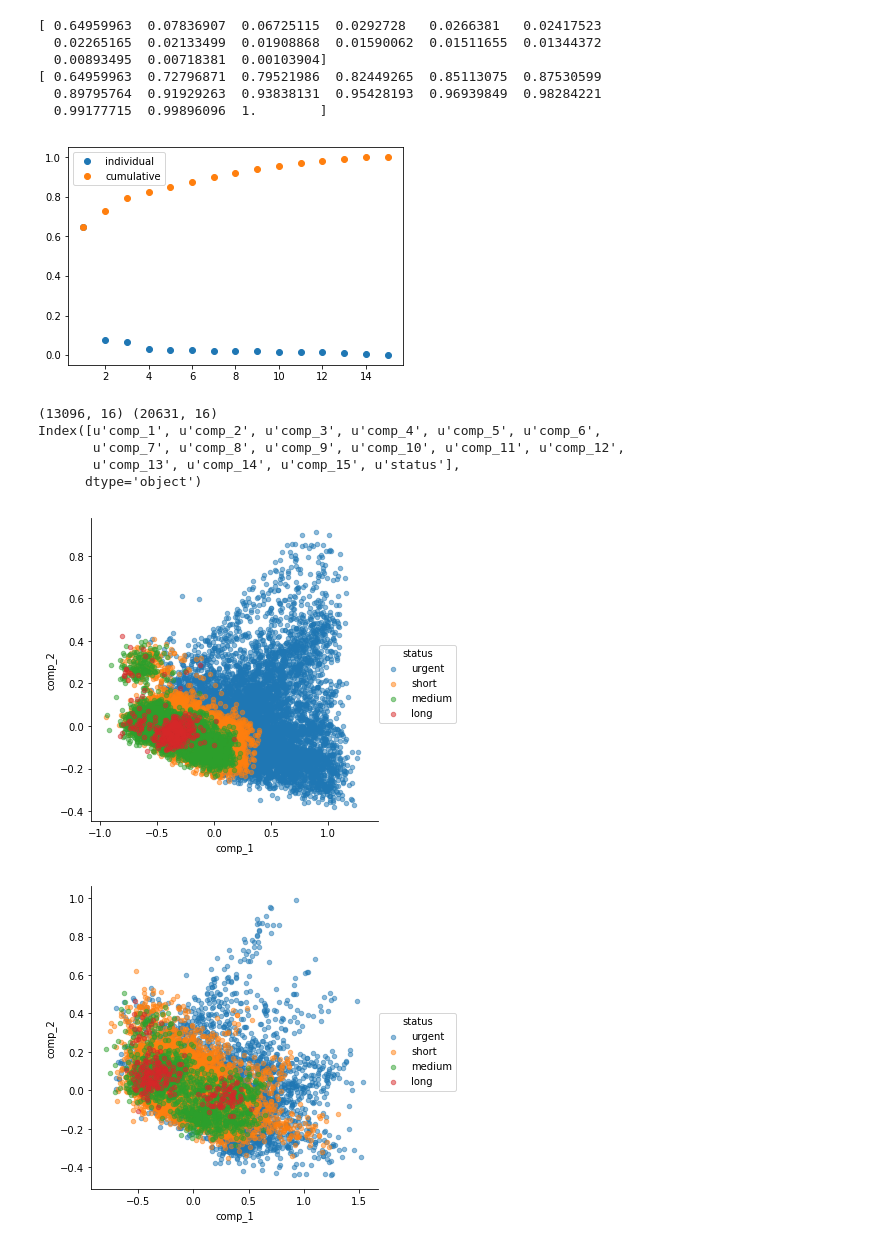
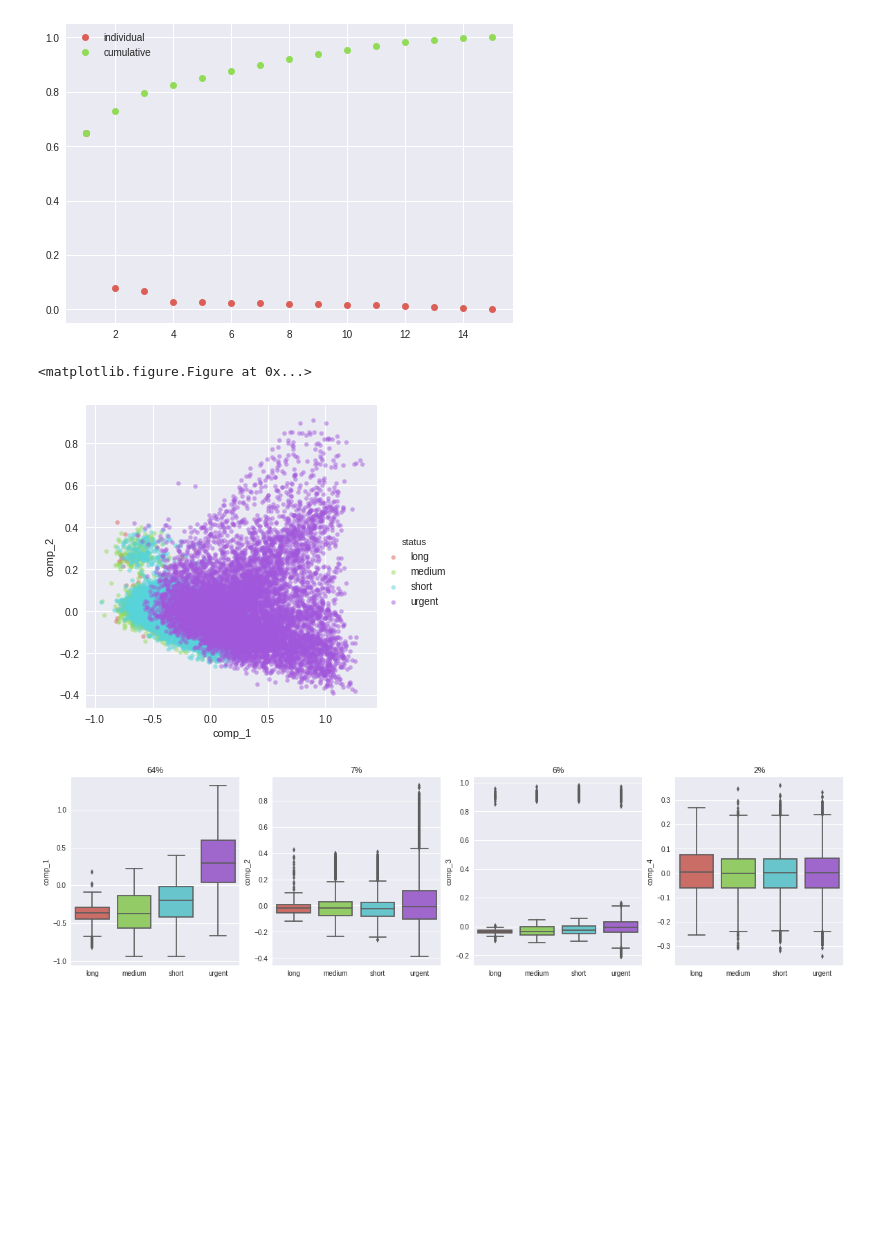
Before and after one commit to asadisaghar/PdM-C-MAPSS, a Jupyter notebook: play/PCA.ipynb, the cells around one changed output. Cells and saved outputs as stored; diff of their text form; code cells hidden in the pictures; blank space fills up the shorter version.

```diff
--- a/play/PCA.ipynb
+++ b/play/PCA.ipynb
@@ -6,4 +6,6 @@ import sklearn.decomposition
 import sklearn.cross_decomposition
 import sklearn.neighbors
 import matplotlib.pyplot as plt
-import seaborn as sns
+import seaborn as sns; sns.set()
+current_palette_4 = sns.color_palette("hls", 4)
+sns.set_palette(current_palette_4)
@@ -14,3 +12,16 @@ setnumber = 'FD00' + str(sn)
+# %%
+## SETUP
+sn = 1
+setnumber = 'FD00' + str(sn)
+pltpath = 'plots/PCA/%s/'%setnumber
+## SCALING SETTINGS
+bins = [-1, 0.25, 0.5, 0.75, 1.0]
+## COMPONENT ANALYSIS SETTINGS
+PCA = True
+CCA = False
+nc = 15
+## SVM SETTINGS
+outlier_threshold = 0.1
 # %%
 ## READ DATA
 print 'read data'
@@ -147,8 +104,5 @@ test_y = transform_label(test_y, le, lb)
 # %%
 ## COMPONENT ANALYSIS
-PCA = True
-CCA = False
-nc = 15
 
 if PCA:
     pca = sklearn.decomposition.PCA(n_components=nc).fit(train_X)
@@ -156,44 +110,50 @@ if PCA:
     testX = pca.transform(test_X)
     evals = pca.explained_variance_ratio_
     evals_cs = evals.cumsum()
-    print evals
-    print evals_cs
     plt.plot(range(1, nc+1), evals, 'o', label='individual')
     plt.plot(range(1, nc+1), evals_cs, 'o', label='cumulative')
     plt.legend()
+    plt.savefig(pltpath + 'PCA_variance_ratio.png')
     plt.show()
 elif CCA:
     cca = sklearn.cross_decomposition.CCA(n_components=nc).fit(train_X, train_y)
     trainX = cca.transform(train_X)
     testX = cca.transform(test_X)
 # %% [output]
-[ 0.64959963  0.07836907  0.06725115  0.0292728   0.0266381   0.02417523
-  0.02265165  0.02133499  0.01908868  0.01590062  0.01511655  0.01344372
-  0.00893495  0.00718381  0.00103904]
-[ 0.64959963  0.72796871  0.79521986  0.82449265  0.85113075  0.87530599
-  0.89795764  0.91929263  0.93838131  0.95428193  0.96939849  0.98284221
-  0.99177715  0.99896096  1.        ]
-[figure, old version]
+[figure, new version]
 # %%
+## PLOT SAMPLES ALONG THE FIRST 2 PRINCIPAL COMPONENTS
 X_train = pd.DataFrame(trainX, columns=['comp_'+str(x) for x in range(1, trainX.shape[1]+1)])
 X_train['status'] = train['status']
-
+X_train.to_csv('data/PCA/train_'+setnumber+'.csv')
 X_test = pd.DataFrame(testX, columns=['comp_'+str(x) for x in range(1, testX.shape[1]+1)])
 X_test['status'] = test['status']
+X_test.to_csv('data/PCA/test_'+setnumber+'.csv')
 
-print X_test.shape, X_train.shape
-print X_train.columns
+plt.figure(figsize=(15,15))
 sns.lmplot('comp_1', 'comp_2', hue='status', fit_reg=False, data=X_train, markers='o', scatter_kws={'alpha':0.5, 's':20})
-sns.lmplot('comp_1', 'comp_2', hue='status', fit_reg=False, data=X_test, markers='o', scatter_kws={'alpha':0.5, 's':20})
+#sns.lmplot('comp_1', 'comp_2', hue='status', fit_reg=False, data=X_test, markers='o', scatter_kws={'alpha':0.5, 's':20})
+plt.savefig(pltpath + 'samples_in_PC2.png')
 plt.show()
 # %% [output]
-(13096, 16) (20631, 16)
-Index([u'comp_1', u'comp_2', u'comp_3', u'comp_4', u'comp_5', u'comp_6',
-       u'comp_7', u'comp_8', u'comp_9', u'comp_10', u'comp_11', u'comp_12',
-       u'comp_13', u'comp_14', u'comp_15', u'status'],
-      dtype='object')
+<matplotlib.figure.Figure at 0x...>
-[figure, old version]
+[figure, new version]
-[figure, removed]
+# %%
+## PLOT DISTRIBUTION OF SAMPLES IN EACH GROUP ALONG THE FIRST 4 COMPONENTS
+fig, axs = plt.subplots(1,4, figsize=(20,5))
+axs = axs.flatten()
+sns.boxplot(x='status', y='comp_1', data=X_train, ax=axs[0])
+sns.boxplot(x='status', y='comp_2', data=X_train, ax=axs[1])
+sns.boxplot(x='status', y='comp_3', data=X_train, ax=axs[2])
+sns.boxplot(x='status', y='comp_4', data=X_train, ax=axs[3])
+for i in range(4):
+    if PCA:
+        axs[i].set_title(str(int(evals[i]*100))+'%')
+    axs[i].set_xlabel(' ')
+plt.savefig(pltpath + 'sample_distribution_PC4.png')
+plt.show()
+# %% [output]
+[figure, added]
 # %%
 ## PLOT TRAJECTORY OF UNIT (i)
 i = 2
```
Also changed, not shown: parts of 8 cells of this notebook, 56 other files.
